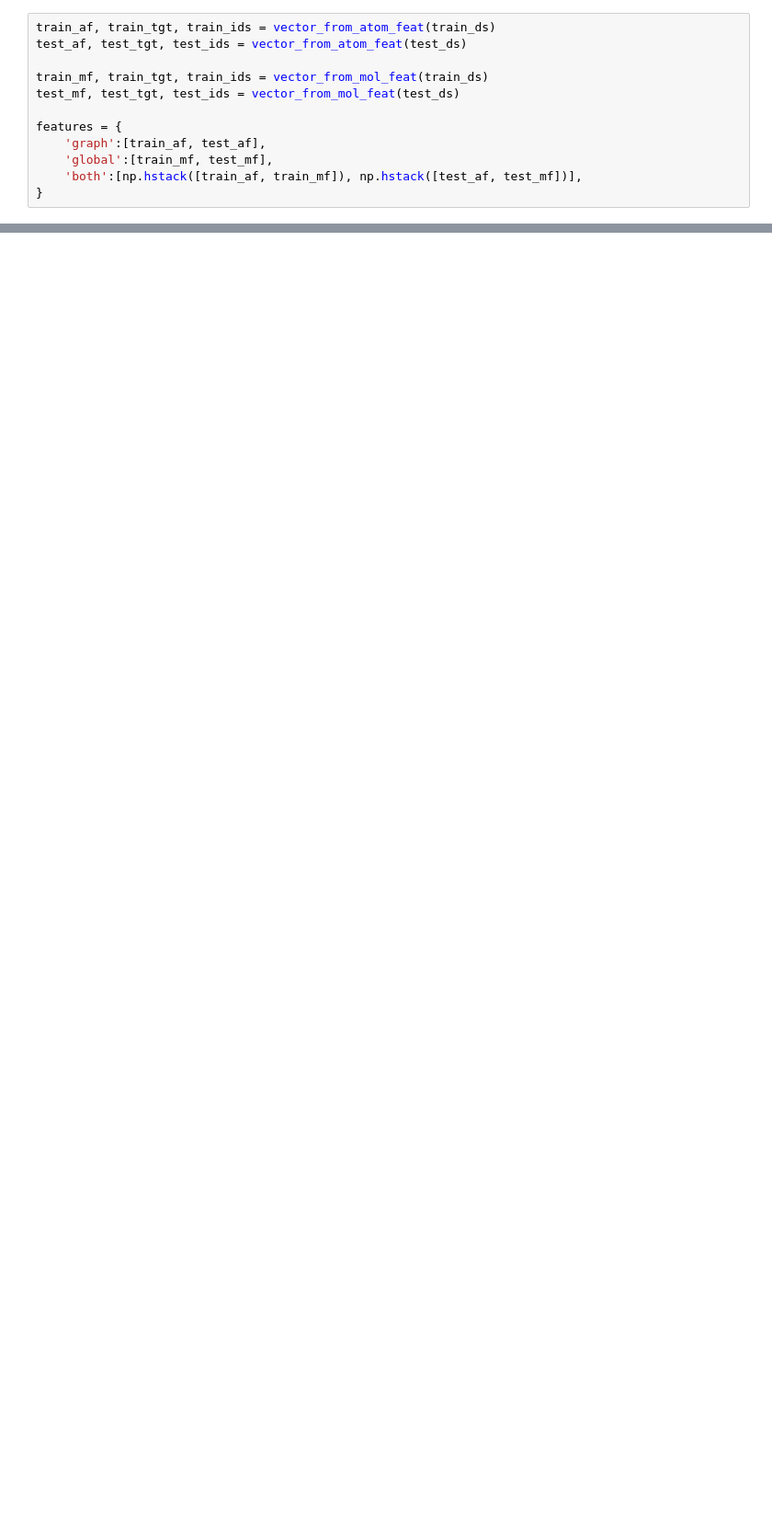
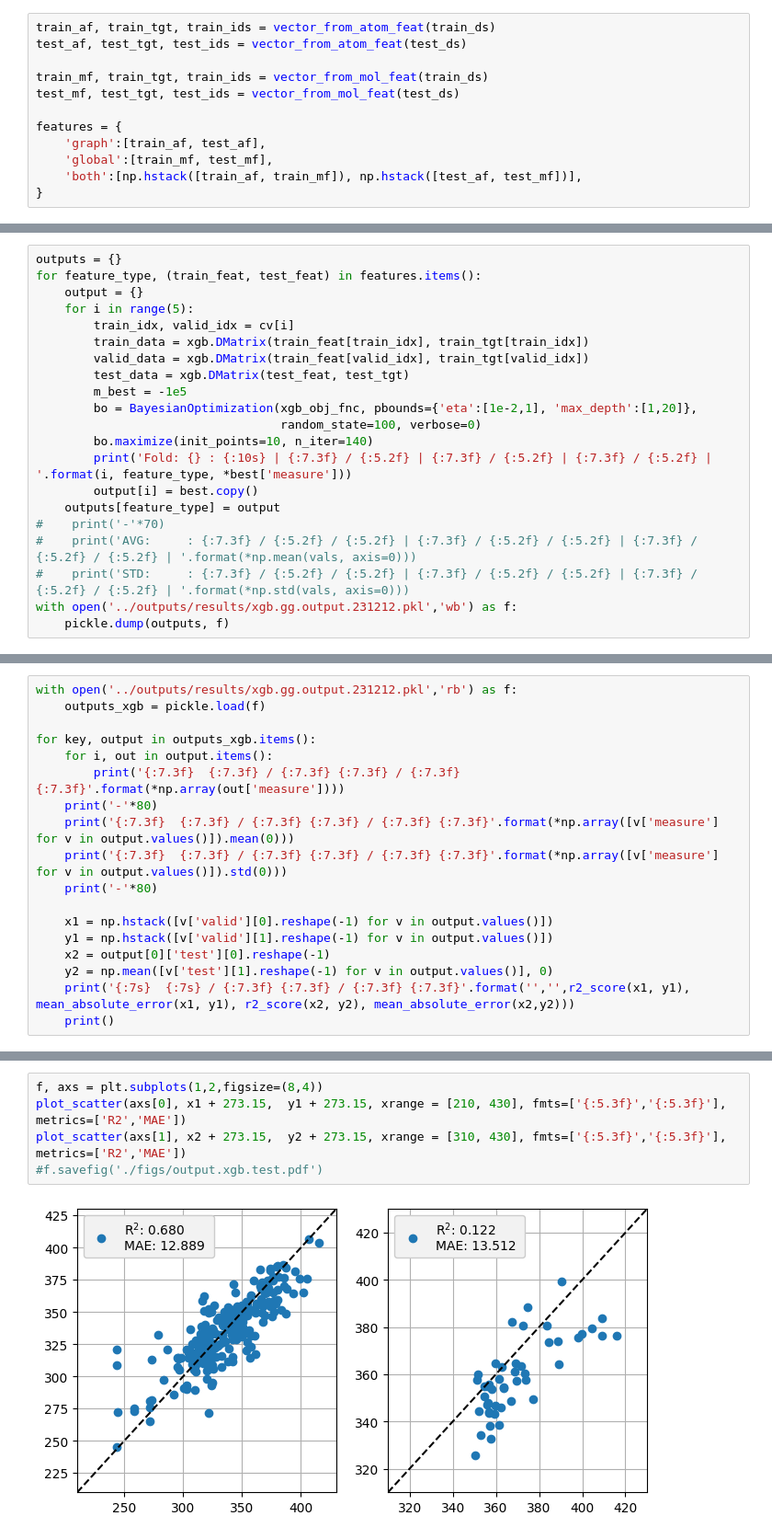
Before and after one commit to git-jhyang/KRICT_polymer, a Jupyter notebook: notebooks/baseline_models.ipynb, the cells around one changed output, grey strips where cells are left out. Shown at 92% size. Cells and saved outputs as stored; diff of their text form; blank space fills up the shorter version.

Commit message:
baseline model results

```diff
--- a/notebooks/baseline_models.ipynb
+++ b/notebooks/baseline_models.ipynb
@@ -113,0 +164,21 @@ features = {
+# %%
+outputs = {}
+for feature_type, (train_feat, test_feat) in features.items():
+    output = {}
+    for i in range(5):
+        train_idx, valid_idx = cv[i]
+        train_data = xgb.DMatrix(train_feat[train_idx], train_tgt[train_idx])
+        valid_data = xgb.DMatrix(train_feat[valid_idx], train_tgt[valid_idx])
+        test_data = xgb.DMatrix(test_feat, test_tgt)
+        m_best = -1e5
+        bo = BayesianOptimization(xgb_obj_fnc, pbounds={'eta':[1e-2,1], 'max_depth':[1,20]},
+                                  random_state=100, verbose=0)
+        bo.maximize(init_points=10, n_iter=140)
+        print('Fold: {} : {:10s} | {:7.3f} / {:5.2f} | {:7.3f} / {:5.2f} | {:7.3f} / {:5.2f} | '.format(i, feature_type, *best['measure']))
+        output[i] = best.copy()
+    outputs[feature_type] = output
+#    print('-'*70)
+#    print('AVG:     : {:7.3f} / {:5.2f} / {:5.2f} | {:7.3f} / {:5.2f} / {:5.2f} | {:7.3f} / {:5.2f} / {:5.2f} | '.format(*np.mean(vals, axis=0)))
+#    print('STD:     : {:7.3f} / {:5.2f} / {:5.2f} | {:7.3f} / {:5.2f} / {:5.2f} | {:7.3f} / {:5.2f} / {:5.2f} | '.format(*np.std(vals, axis=0)))
+with open('../outputs/results/xgb.gg.output.231212.pkl','wb') as f:
+    pickle.dump(outputs, f)
@@ -113,0 +201,18 @@ features = {
+# %%
+with open('../outputs/results/xgb.gg.output.231212.pkl','rb') as f:
+    outputs_xgb = pickle.load(f)
+
+for key, output in outputs_xgb.items():
+    for i, out in output.items():
+        print('{:7.3f}  {:7.3f} / {:7.3f} {:7.3f} / {:7.3f} {:7.3f}'.format(*np.array(out['measure'])))
+    print('-'*80)
+    print('{:7.3f}  {:7.3f} / {:7.3f} {:7.3f} / {:7.3f} {:7.3f}'.format(*np.array([v['measure'] for v in output.values()]).mean(0)))
+    print('{:7.3f}  {:7.3f} / {:7.3f} {:7.3f} / {:7.3f} {:7.3f}'.format(*np.array([v['measure'] for v in output.values()]).std(0)))
+    print('-'*80)
+
+    x1 = np.hstack([v['valid'][0].reshape(-1) for v in output.values()])
+    y1 = np.hstack([v['valid'][1].reshape(-1) for v in output.values()])
+    x2 = output[0]['test'][0].reshape(-1)
+    y2 = np.mean([v['test'][1].reshape(-1) for v in output.values()], 0)
+    print('{:7s}  {:7s} / {:7.3f} {:7.3f} / {:7.3f} {:7.3f}'.format('','',r2_score(x1, y1), mean_absolute_error(x1, y1), r2_score(x2, y2), mean_absolute_error(x2,y2)))
+    print()
@@ -113,0 +237,7 @@ features = {
+# %%
+f, axs = plt.subplots(1,2,figsize=(8,4))
+plot_scatter(axs[0], x1 + 273.15,  y1 + 273.15, xrange = [210, 430], fmts=['{:5.3f}','{:5.3f}'], metrics=['R2','MAE'])
+plot_scatter(axs[1], x2 + 273.15,  y2 + 273.15, xrange = [310, 430], fmts=['{:5.3f}','{:5.3f}'], metrics=['R2','MAE'])
+#f.savefig('./figs/output.xgb.test.pdf')
+# %% [output]
+[figure, added]
```
Also changed, not shown: parts of 31 cells of this notebook.
